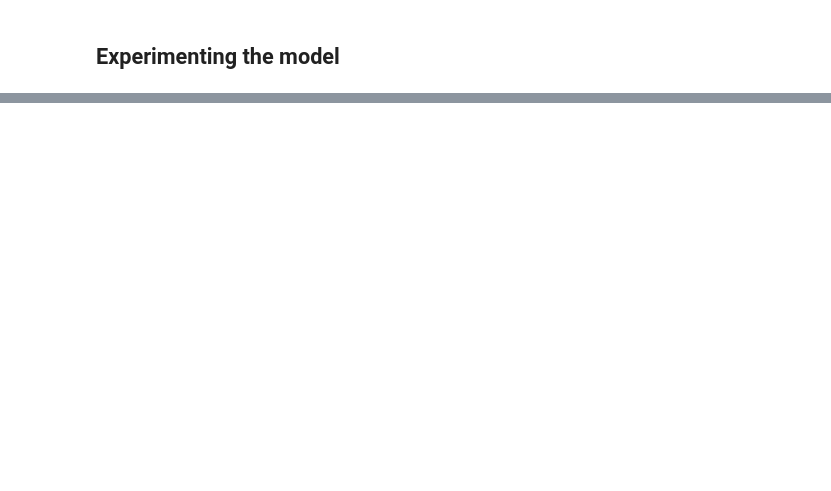
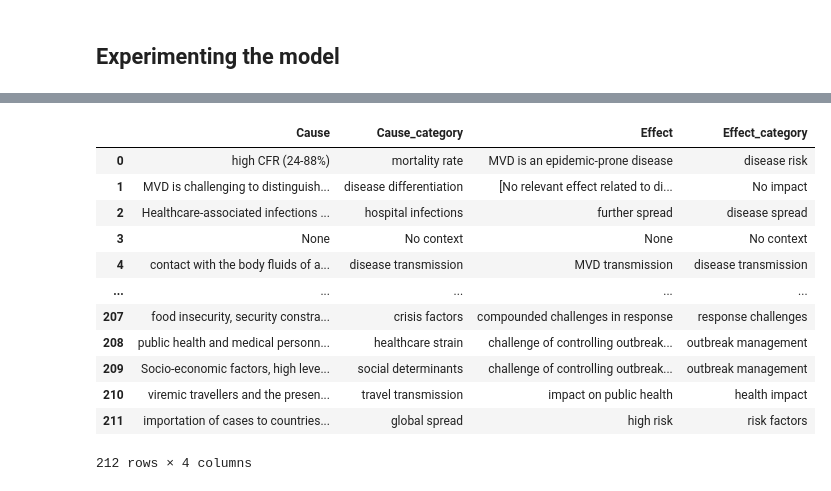
Before and after one commit to ntluong95/INFLUX, a Jupyter notebook: notebooks/causal-chains.ipynb, the cells around one changed output, grey strips where cells are left out. Cells and saved outputs as stored; diff of their text form; code cells hidden in the pictures; blank space fills up the shorter version.

```diff
--- a/notebooks/causal-chains.ipynb
+++ b/notebooks/causal-chains.ipynb
@@ -471,0 +545,23 @@ print(result_df)
+# %%
+# Function to get a summary for each cause-effect pair
+def get_summary(text):
+    prompt = (
+        f"Analyze the following text to identify common categories related to drivers of infectious diseases. "
+        f"Avoid mentioning specific diseases or too specific terms. "
+        f"Summarize the text into two words only. For example:\n"
+        f"- Text: 'transmission of ebola' -> Summary: 'disease transmission'\n"
+        f"- Text: 'COVID-19 infection' -> Summary: 'disease transmission'\n"
+        f"Please summarize the following: '{text}'"
+    )
+
+    response = client.chat.completions.create(
+        model="gpt-4-turbo",
+        messages=[{"role": "user", "content": prompt}],
+        max_tokens=10,
+        temperature=0
+    )
+    return response.choices[0].message.content
+
+# Apply function to each row in cause and effect columns
+result_df['Cause_category'] = result_df['Cause'].apply(get_summary)
+result_df['Effect_category'] = result_df['Effect'].apply(get_summary)
@@ -471,0 +586,16 @@ print(result_df)
+# %%
+display(result_df[['Cause', 'Cause_category', 'Effect', 'Effect_category']])
+# %% [output]
+|  | Cause | Cause_category | Effect | Effect_category |
+| 0 | high CFR (24-88%) | mortality rate | MVD is an epidemic-prone disease | disease risk |
+| 1 | MVD is challenging to distinguish... | disease differentiation | [No relevant effect related to di... | No impact |
+| 2 | Healthcare-associated infections ... | hospital infections | further spread | disease spread |
+| 3 | None | No context | None | No context |
+| 4 | contact with the body fluids of a... | disease transmission | MVD transmission | disease transmission |
+| ... | ... | ... | ... | ... |
+| 207 | food insecurity, security constra... | crisis factors | compounded challenges in response | response challenges |
+| 208 | public health and medical personn... | healthcare strain | challenge of controlling outbreak... | outbreak management |
+| 209 | Socio-economic factors, high leve... | social determinants | challenge of controlling outbreak... | outbreak management |
+| 210 | viremic travellers and the presen... | travel transmission | impact on public health | health impact |
+| 211 | importation of cases to countries... | global spread | high risk | risk factors |
+212 rows × 4 columns
```
Also changed, not shown: parts of 21 cells of this notebook, 9 other files.
